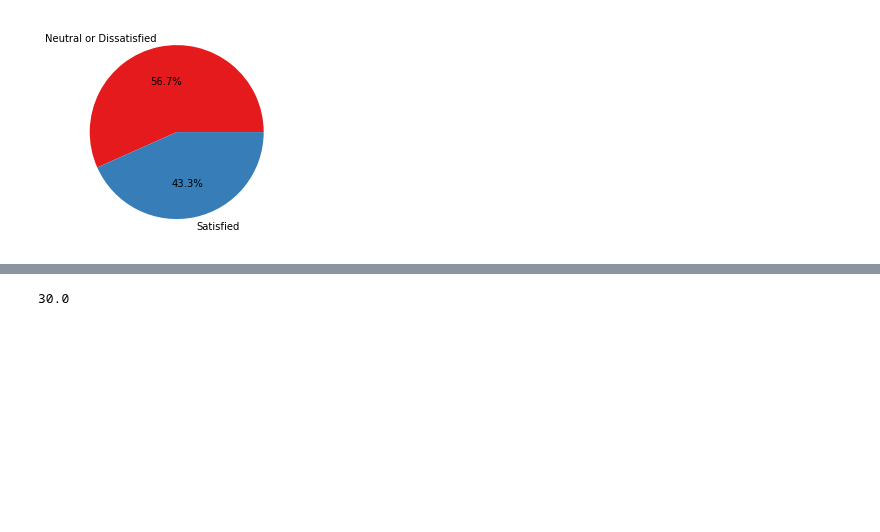
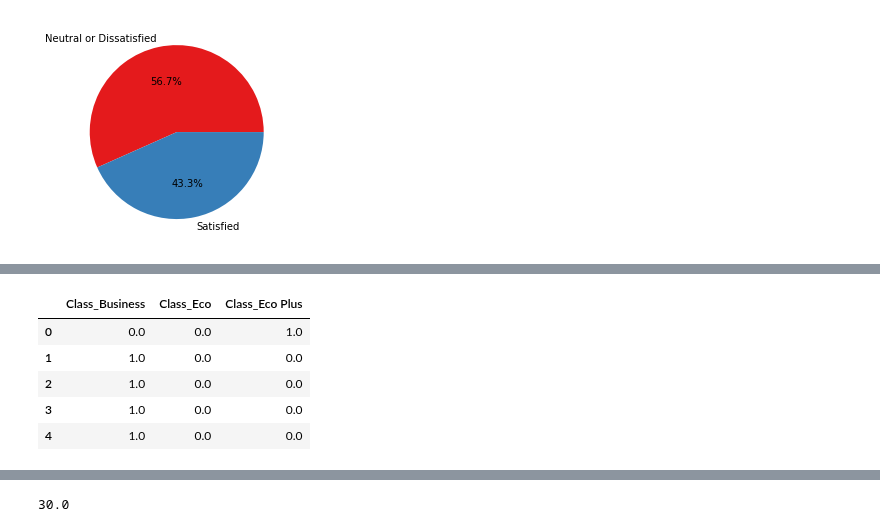
Before and after one commit to speplinski3/G3_Santander_Customer_Satisfaction, a Jupyter notebook: Airline_Customer_Satisfaction_ML_Wuyang.ipynb, the cells around one changed output, grey strips where cells are left out. Cells and saved outputs as stored; diff of their text form; code cells hidden in the pictures; blank space fills up the shorter version.

```diff
--- a/Airline_Customer_Satisfaction_ML_Wuyang.ipynb
+++ b/Airline_Customer_Satisfaction_ML_Wuyang.ipynb
@@ -275,0 +314,9 @@ categorical_features = ['Gender', 'Customer Type','Type of Travel', 'Class',
+# %%
+encode_df.head()
+# %% [output]
+|  | Class_Business | Class_Eco | Class_Eco Plus |
+| 0 | 0.0 | 0.0 | 1.0 |
+| 1 | 1.0 | 0.0 | 0.0 |
+| 2 | 1.0 | 0.0 | 0.0 |
+| 3 | 1.0 | 0.0 | 0.0 |
+| 4 | 1.0 | 0.0 | 0.0 |
```
Also changed, not shown: parts of 35 cells of this notebook.
